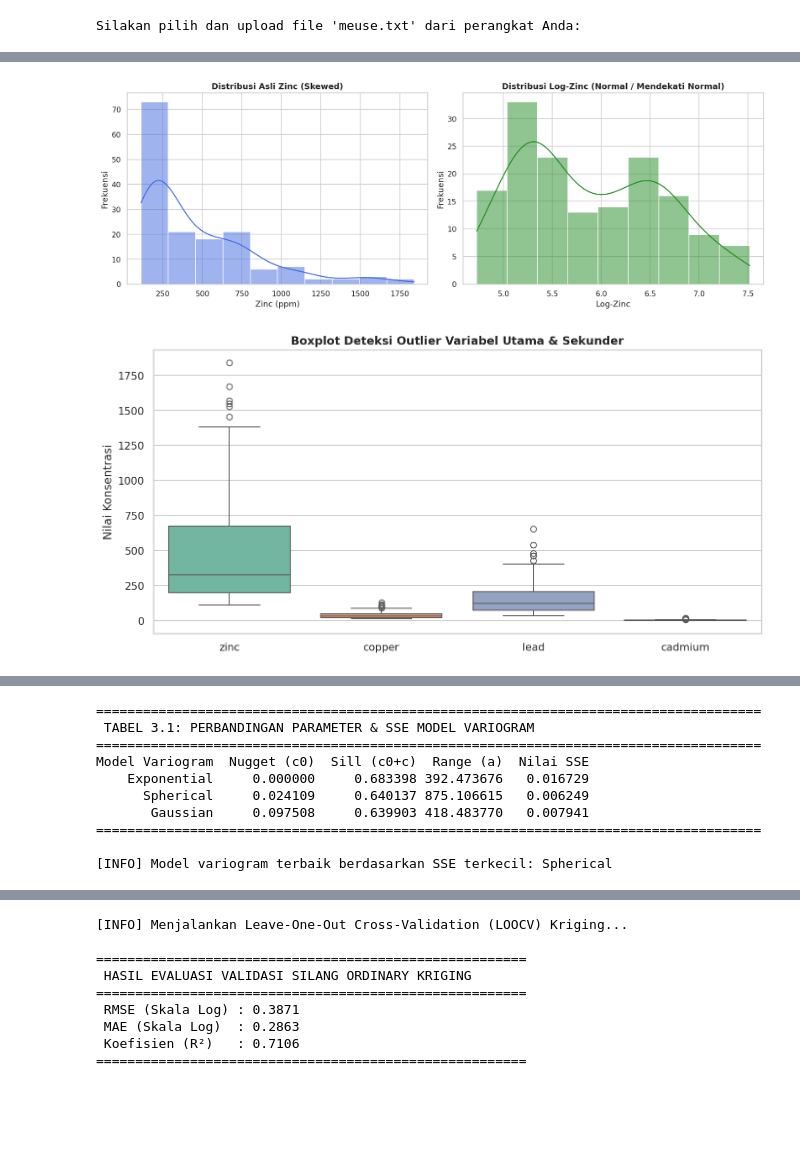
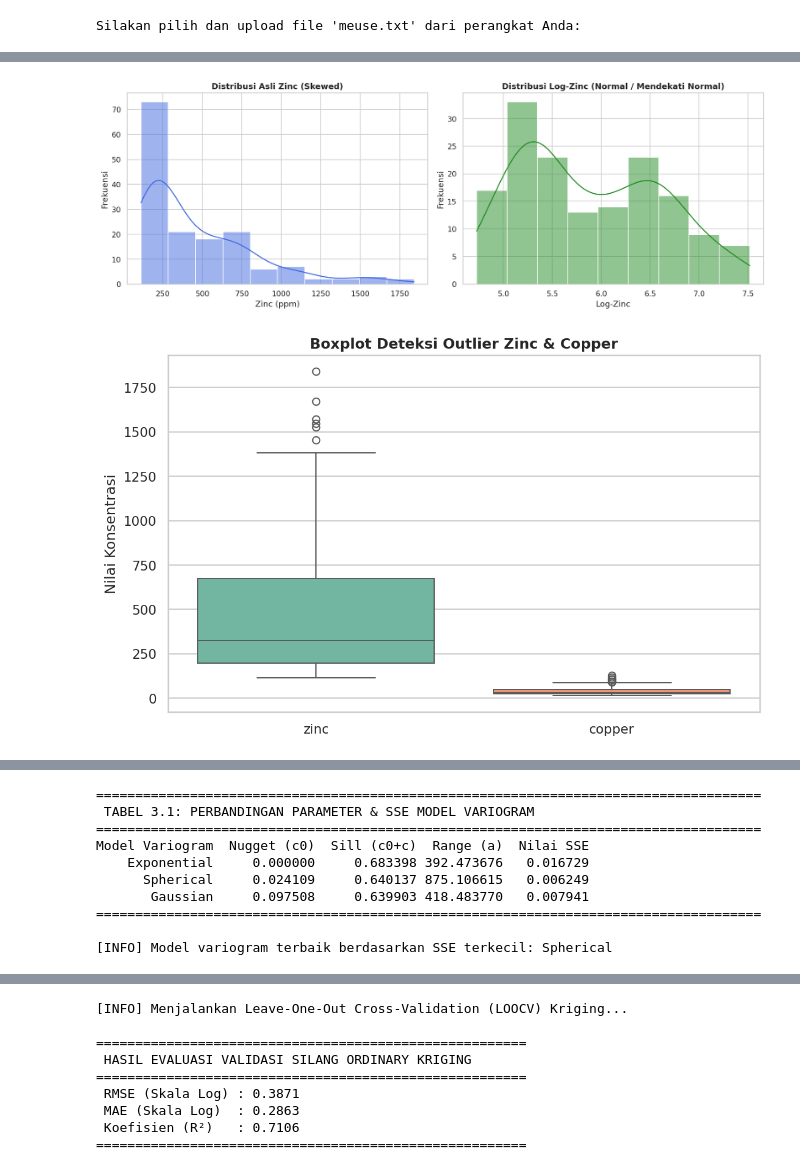
Before and after one commit to solehas25h-salmasoleha/Co-Kriging, a Jupyter notebook: Co_Kriging.ipynb, the cells around one changed output, grey strips where cells are left out. Saved outputs shown, nothing was run; the diff lists cells and outputs as text; code cells hidden in the pictures; blank space fills up the shorter version.

```diff
--- a/Co_Kriging.ipynb
+++ b/Co_Kriging.ipynb
@@ -2,7 +2,7 @@
 <a href="https://colab.research.google.com/github/solehas25h-salmasoleha/Co-Kriging/blob/main/Co_Kriging.ipynb" target="_parent"><img src="https://colab.research.google.com/assets/colab-badge.svg" alt="Open In Colab"/></a>
 # %%
 # ==============================================================================
-# MASTER SCRIPT PYTHON FULL: EDA, KORELASI, FITTING VARIOGRAM, CO-KRIGING, & PETA
+# MASTER SCRIPT PYTHON REVISI: HANYA VARIABEL ZINC & COPPER
 # ==============================================================================
 
 import numpy as np
@@ -21,34 +21,43 @@ plt.rcParams['font.family'] = 'sans-serif'
 plt.rcParams['figure.dpi'] = 140
 
 # ==============================================================================
-# TAHAP 1: UPLOAD DATA & STATISTIK DESKRIPTIF
+# TAHAP 1: UPLOAD DATA, STATISTIK DESKRIPTIF, & KORELASI (ZINC & COPPER)
 # ==============================================================================
 print("Silakan pilih dan upload file 'meuse.txt' dari perangkat Anda:")
 uploaded = files.upload()
 filename = list(uploaded.keys())[0]
-df_meuse = pd.read_csv(filename).dropna(subset=['zinc', 'copper', 'lead', 'cadmium'])
+df_meuse = pd.read_csv(filename).dropna(subset=['zinc', 'copper'])
 
 print(f"\n[INFO] Total data valid dimuat: {len(df_meuse)} baris observasi.")
 
-print("\n" + "="*70)
-print(" 1. ANALISIS STATISTIK DESKRIPTIF VARIABEL UTAMA & SEKUNDER")
-print("="*70)
-desc_table = df_meuse[['zinc', 'copper', 'lead', 'cadmium']].describe().T[['count', 'mean', 'std', 'min', '50%', 'max']]
+# A. Statistik Deskriptif (Hanya Zinc & Copper)
+print("\n" + "="*60)
+print(" 1. ANALISIS STATISTIK DESKRIPTIF (ZINC & COPPER)")
+print("="*60)
+desc_table = df_meuse[['zinc', 'copper']].describe().T[['count', 'mean', 'std', 'min', '50%', 'max']]
 desc_table.columns = ['Count', 'Mean', 'Std', 'Min', 'Median', 'Max']
 print(desc_table.to_string())
-print("="*70)
+print("="*60)
+
+# B. Transformasi Log-Natural
+df_meuse['log_zinc'] = np.log(df_meuse['zinc'])
+df_meuse['log_copper'] = np.log(df_meuse['copper'])
+
+# C. Tabel Matriks Korelasi Pearson (Hanya Log-Zinc & Log-Copper)
+print("\n" + "="*60)
+print(" 2. MATRIKS KORELASI PEARSON (LOG-ZINC & LOG-COPPER)")
+print("="*60)
+corr_matrix_table = df_meuse[['log_zinc', 'log_copper']].corr()
+print(corr_matrix_table.to_string())
+print("="*60)
 
 
 # ==============================================================================
-# TAHAP 2: VISUALISASI EDA KOMPREHENSIF & MATRIKS KORELASI
+# TAHAP 2: VISUALISASI EDA & HEATMAP (ZINC & COPPER)
 # ==============================================================================
 print("\n[INFO] Menghasilkan Visualisasi EDA & Matriks Korelasi...")
 
-# A. Transformasi Log-Natural
-df_meuse['log_zinc'] = np.log(df_meuse['zinc'])
-df_meuse['log_copper'] = np.log(df_meuse['copper'])
-
-# B. Histogram & KDE (Sebelum vs Sesudah Transformasi)
+# A. Histogram & KDE Log-Zinc
 fig, axes = plt.subplots(1, 2, figsize=(14, 5))
 sns.histplot(df_meuse['zinc'], kde=True, ax=axes[0], color='royalblue')
 axes[0].set_title('Distribusi Asli Zinc (Skewed)', fontsize=12, fontweight='bold')
@@ -62,28 +71,26 @@ axes[1].set_ylabel('Frekuensi')
 plt.tight_layout()
 plt.show()
 
-# C. Boxplot Outlier
-plt.figure(figsize=(10, 5))
-sns.boxplot(data=df_meuse[['zinc', 'copper', 'lead', 'cadmium']], palette='Set2')
-plt.title('Boxplot Deteksi Outlier Variabel Utama & Sekunder', fontsize=12, fontweight='bold')
+# B. Boxplot Outlier (Hanya Zinc & Copper)
+plt.figure(figsize=(8, 5))
+sns.boxplot(data=df_meuse[['zinc', 'copper']], palette='Set2')
+plt.title('Boxplot Deteksi Outlier Zinc & Copper', fontsize=12, fontweight='bold')
 plt.ylabel('Nilai Konsentrasi')
 plt.tight_layout()
 plt.show()
 
-# D. Heatmap Matriks Korelasi
-plt.figure(figsize=(8, 6))
-corr_vars = ['log_zinc', 'log_copper', 'lead', 'cadmium']
-corr_matrix = df_meuse[corr_vars].corr()
-sns.heatmap(corr_matrix, annot=True, cmap='coolwarm', fmt='.3f', linewidths=1, cbar=True, square=True)
-plt.title('Heatmap Matriks Korelasi Antar Variabel', fontsize=12, fontweight='bold')
+# C. Heatmap Matriks Korelasi
+plt.figure(figsize=(6, 5))
+sns.heatmap(corr_matrix_table, annot=True, cmap='coolwarm', fmt='.3f', linewidths=1, cbar=True, square=True)
+plt.title('Heatmap Matriks Korelasi (Log-Zinc & Log-Copper)', fontsize=12, fontweight='bold')
 plt.tight_layout()
 plt.show()
 
-# E. Peta Sebaran Spasial Titik Sampel
+# D. Peta Sebaran Spasial Titik Sampel (Zinc)
 plt.figure(figsize=(7, 6))
 scatter = plt.scatter(df_meuse['x'], df_meuse['y'], c=df_meuse['zinc'], cmap='viridis', s=40, edgecolors='k', alpha=0.8)
 plt.colorbar(scatter, label='Konsentrasi Zinc (ppm)')
-plt.title('Peta Sebaran Spasial Titik Pengamatan Sampel', fontsize=12, fontweight='bold')
+plt.title('Peta Sebaran Spasial Titik Pengamatan Sampel (Zinc)', fontsize=12, fontweight='bold')
 plt.xlabel('Koordinat X (Meter)')
 plt.ylabel('Koordinat Y (Meter)')
 plt.tight_layout()
@@ -95,7 +102,6 @@ plt.show()
 # ==============================================================================
 coords = df_meuse[['x', 'y']].values
 z1_log = df_meuse['log_zinc'].values
-z2_log = df_meuse['log_copper'].values
 
 def compute_variogram(coords, z, n_lags=12, max_dist=None):
     dist_matrix = squareform(pdist(coords))
@@ -159,14 +165,19 @@ if best_model_name == 'Exponential': c0_s, c_s, range_s, m_type_sel = p_exp[0],
 elif best_model_name == 'Spherical': c0_s, c_s, range_s, m_type_sel = p_sph[0], p_sph[1], p_sph[2], 'spherical'
 else: c0_s, c_s, range_s, m_type_sel = p_gau[0], p_gau[1], p_gau[2], 'gaussian'
 
-# Plot Fitting Perbandingan 3 Model
+
+# ==============================================================================
+# TAHAP 4: VISUALISASI FITTING VARIOGRAM (GABUNGAN & SATU-PERSATU)
+# ==============================================================================
+h_grid = np.linspace(0, max_d, 100)
+
+# A. Plot Fitting Gabungan (3 Model dalam 1 Grafik)
 plt.figure(figsize=(9, 6))
 plt.plot(lags, gamma_emp, 'ko', label='Experimental Variogram', zorder=5)
-h_grid = np.linspace(0, max_d, 100)
 plt.plot(h_grid, theoretical_model(h_grid, p_exp[0], p_exp[1], p_exp[2], 'exponential'), 'b-', lw=2, label='Exponential')
 plt.plot(h_grid, theoretical_model(h_grid, p_sph[0], p_sph[1], p_sph[2], 'spherical'), 'g-', lw=2, label='Spherical')
 plt.plot(h_grid, theoretical_model(h_grid, p_gau[0], p_gau[1], p_gau[2], 'gaussian'), 'r-', lw=2, label='Gaussian')
-plt.title('Variogram Fitting: Experimental vs Theoretical Models', fontsize=12, fontweight='bold')
+plt.title('Variogram Fitting: Experimental vs Theoretical Models (Gabungan)', fontsize=12, fontweight='bold')
 plt.xlabel('Distance')
 plt.ylabel('Semivariance')
 plt.legend(loc='upper right')
@@ -174,9 +185,30 @@ plt.grid(True, linestyle='--', alpha=0.6)
 plt.tight_layout()
 plt.show()
 
+# B. Plot Fitting Masing-Masing Model Secara Terpisah (Sendiri-sendiri)
+fig, axes = plt.subplots(1, 3, figsize=(16, 4.5))
+models_data = [
+    (p_exp, 'Exponential', 'blue'),
+    (p_sph, 'Spherical', 'green'),
+    (p_gau, 'Gaussian', 'red')
+]
+
+for idx, (p_val, m_name, color) in enumerate(models_data):
+    axes[idx].plot(lags, gamma_emp, 'ko', label='Experimental', zorder=5)
+    axes[idx].plot(h_grid, theoretical_model(h_grid, p_val[0], p_val[1], p_val[2], m_name.lower()), color=color, lw=2, label=m_name)
+    axes[idx].set_title(f'Model {m_name} (SSE: {df_table_lacking.loc[idx, "Nilai SSE"]:.4f})', fontsize=11, fontweight='bold')
+    axes[idx].set_xlabel('Distance')
+    axes[idx].set_ylabel('Semivariance')
+    axes[idx].legend(loc='upper right')
+    axes[idx].grid(True, linestyle='--', alpha=0.6)
+
+plt.suptitle('Variogram Fitting Masing-Masing Model Teoretis', fontsize=13, fontweight='bold', y=1.02)
+plt.tight_layout()
+plt.show()
+
 
 # ==============================================================================
-# TAHAP 4: ORDINARY KRIGING, VALIDASI SILANG (LOOCV), & PEMETAAN SPASIAL
+# TAHAP 5: ORDINARY KRIGING, VALIDASI SILANG (LOOCV), & PEMETAAN SPASIAL
 # ==============================================================================
 def get_cov(h, c0, c, a, m_type):
     sill = c0 + c
@@ -231,7 +263,7 @@ print(f" MAE (Skala Log)  : {mae:.4f}")
 print(f" Koefisien (R²)   : {r2:.4f}")
 print("="*55)
 
-# Plot Validasi Silang (Aktual vs Prediksi)
+# Plot Validasi Silang
 plt.figure(figsize=(6, 6))
 plt.scatter(y_true_log, y_pred_log, color='purple', alpha=0.7, edgecolors='k')
 plt.plot([y_true_log.min(), y_true_log.max()], [y_true_log.min(), y_true_log.max()], 'r--', lw=2, label='Garis Ideal 1:1')
@@ -309,4 +343,4 @@ cadmium  155.0    3.245806    3.523746    0.2     2.1    18.1
 
 [INFO] Menghasilkan Visualisasi EDA & Matriks Korelasi...
 [figure]
-[figure, old version]
+[figure, new version]
```
Also changed, not shown: parts of 1 cell of this notebook.
